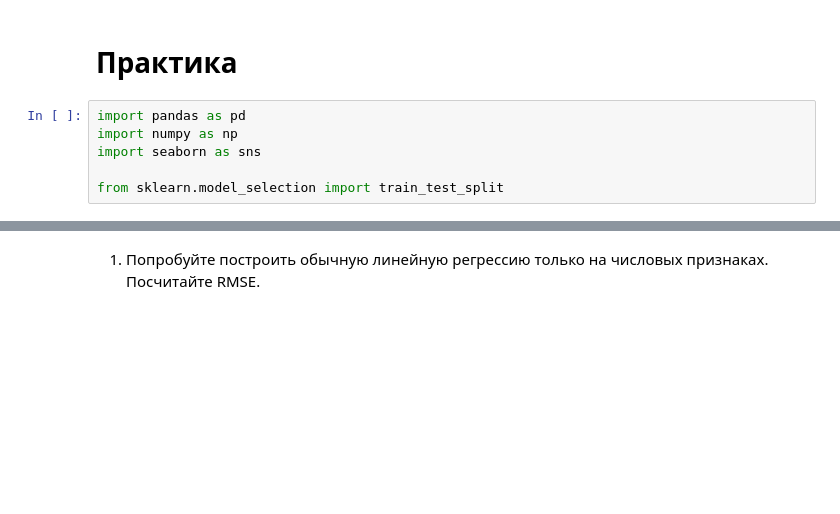
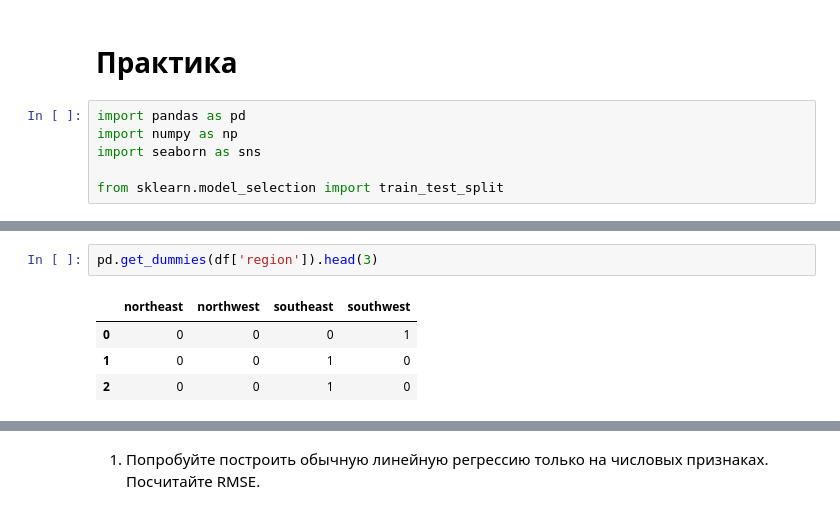
Before and after one commit to igumnov-daniel/HOCK_SEPTEMBER_2023, a Jupyter notebook: 13_ML_regularization/13_1_regularization.ipynb, the cells around one changed output, grey strips where cells are left out. Saved outputs shown, nothing was run; the diff lists cells and outputs as text; blank space fills up the shorter version.

```diff
--- a/13_ML_regularization/13_1_regularization.ipynb
+++ b/13_ML_regularization/13_1_regularization.ipynb
@@ -392,3 +392,10 @@ df
 | 1336 | 21 | female | 25.800 | 0 | no | southwest | 2007.94500 |
 | 1337 | 61 | female | 29.070 | 0 | yes | northwest | 29141.36030 |
 1338 rows × 7 columns
+# %%
+pd.get_dummies(df['region']).head(3)
+# %% [output]
+|  | northeast | northwest | southeast | southwest |
+| 0 | 0 | 0 | 0 | 1 |
+| 1 | 0 | 0 | 1 | 0 |
+| 2 | 0 | 0 | 1 | 0 |
```
Also changed, not shown: parts of 33 cells of this notebook, 1 other file.
